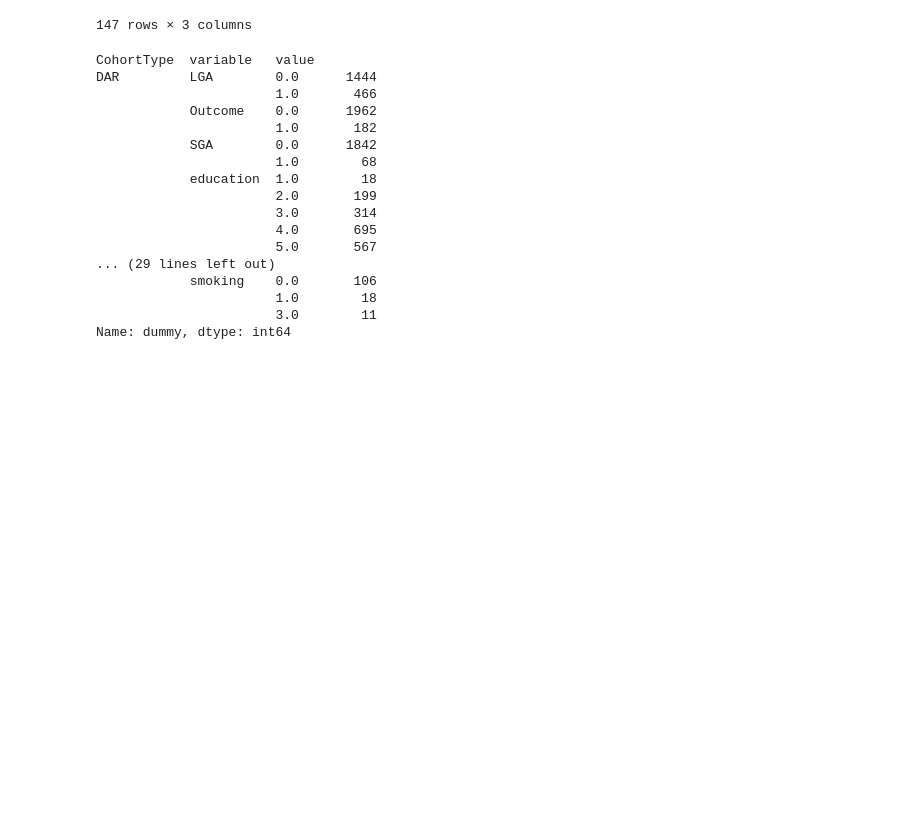
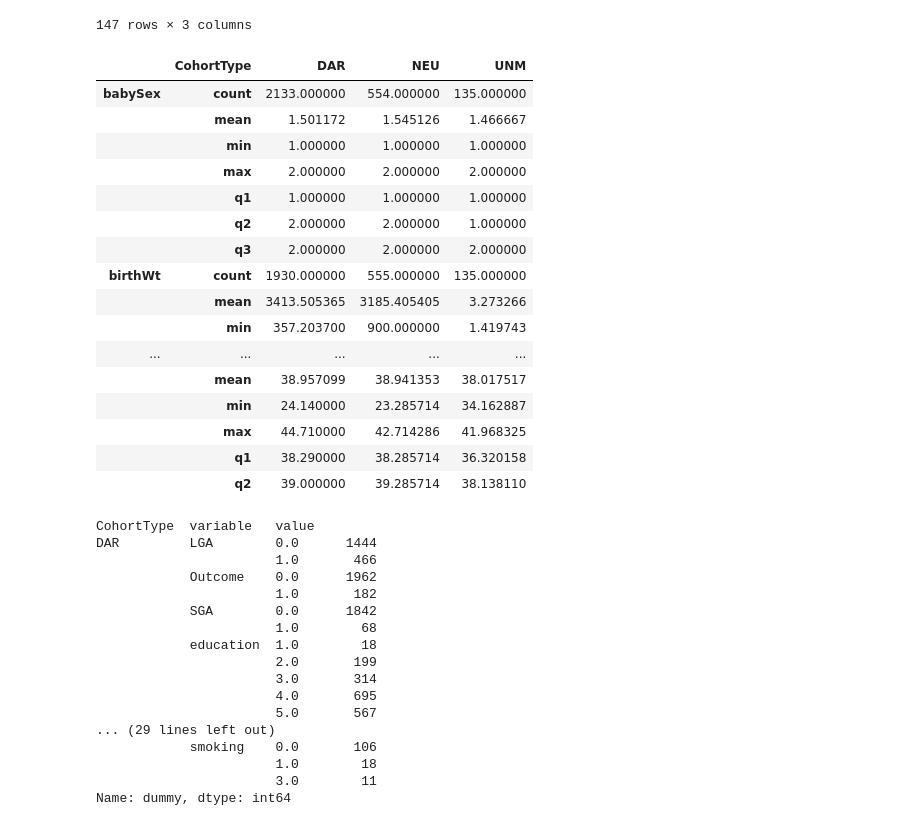
Before and after one commit to agostini01/harmonization-website, a Jupyter notebook: cohorts_proj/jupyter/toni report-v2.ipynb, the cells around one changed output. Drawn from its saved outputs; the diff is of its cells as text; code cells hidden in the pictures; blank space fills up the shorter version.

```diff
--- a/cohorts_proj/jupyter/toni report-v2.ipynb
+++ b/cohorts_proj/jupyter/toni report-v2.ipynb
@@ -237,7 +239,27 @@ contin_res
 |  | q3 | 4.480629 | NaN | NaN |
 147 rows × 3 columns
 # %%
-contin_rez.to_csv('contious_statistics.csv', index = False)
+contin_res.to_csv('contious_statistics.csv', index = False)
+
+contin_res.head(20)
+# %% [output]
+|  | CohortType | DAR | NEU | UNM |
+| babySex | count | 2133.000000 | 554.000000 | 135.000000 |
+|  | mean | 1.501172 | 1.545126 | 1.466667 |
+|  | min | 1.000000 | 1.000000 | 1.000000 |
+|  | max | 2.000000 | 2.000000 | 2.000000 |
+|  | q1 | 1.000000 | 1.000000 | 1.000000 |
+|  | q2 | 2.000000 | 2.000000 | 1.000000 |
+|  | q3 | 2.000000 | 2.000000 | 2.000000 |
+| birthWt | count | 1930.000000 | 555.000000 | 135.000000 |
+|  | mean | 3413.505365 | 3185.405405 | 3.273266 |
+|  | min | 357.203700 | 900.000000 | 1.419743 |
+| ... | ... | ... | ... | ... |
+|  | mean | 38.957099 | 38.941353 | 38.017517 |
+|  | min | 24.140000 | 23.285714 | 34.162887 |
+|  | max | 44.710000 | 42.714286 | 41.968325 |
+|  | q1 | 38.290000 | 38.285714 | 36.320158 |
+|  | q2 | 39.000000 | 39.285714 | 38.138110 |
 # %%
 melted = pd.melt(dff[categ + ['CohortType']],id_vars=['CohortType'])
 
```
Also changed, not shown: parts of 6 cells of this notebook.
